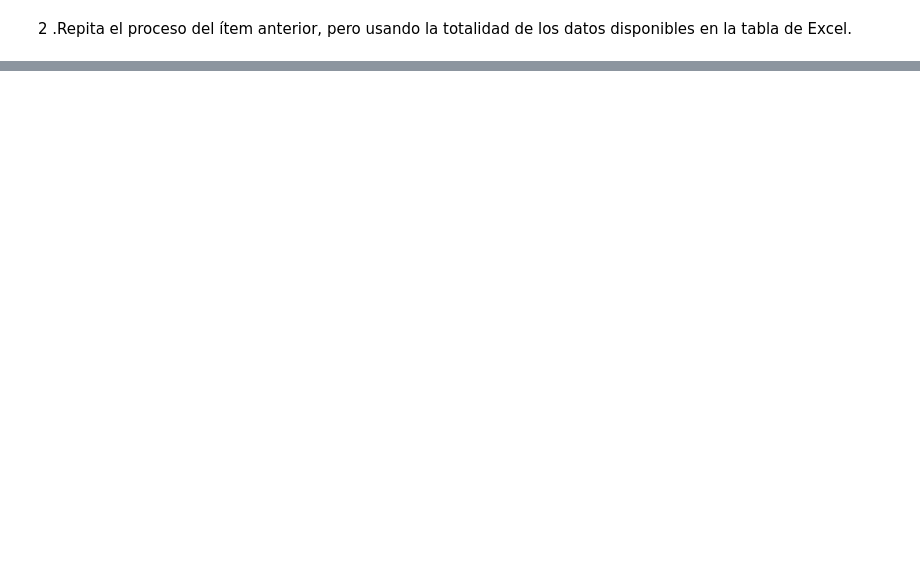
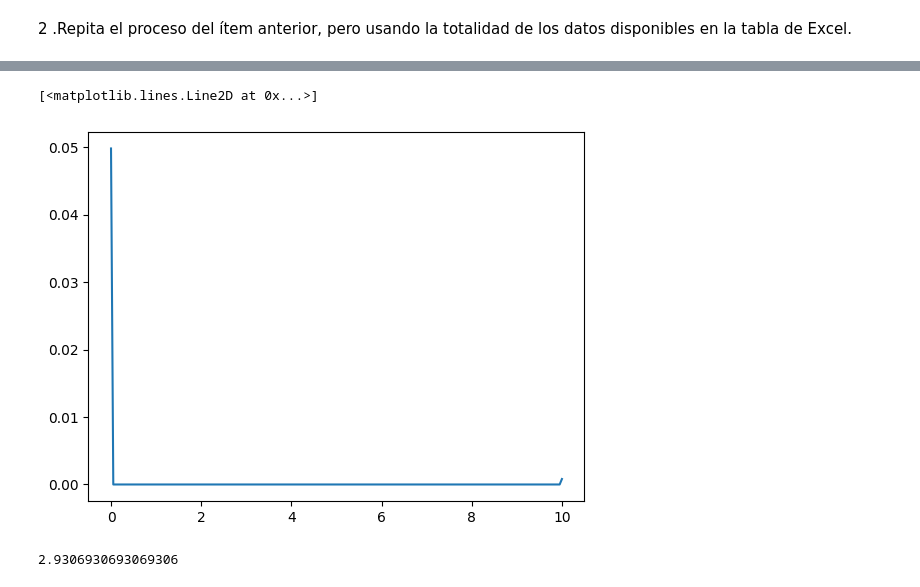
Before and after one commit to JD314/fisica_experimental, a Jupyter notebook: notebooks/0.1_Distribuciones.ipynb, the cells around one changed output, grey strips where cells are left out. Cells and saved outputs as stored; diff of their text form; code cells hidden in the pictures; blank space fills up the shorter version.

```diff
--- a/notebooks/0.1_Distribuciones.ipynb
+++ b/notebooks/0.1_Distribuciones.ipynb
@@ -88,0 +136,17 @@ plt.show()
+# %%
+import scipy
+import numpy as np
+import seaborn as sns
+import pandas as pd
+import matplotlib.pyplot as plt
+
+rango = np.linspace(0,10,200)
+poisson_values = scipy.stats.poisson.pmf(rango, 3)
+plt.plot(rango, poisson_values)
+# %% [output]
+[<matplotlib.lines.Line2D at 0x...>]
+[figure, added]
+# %%
+conteo.Conteo_g2.mean()
+# %% [output]
+2.9306930693069306
```
Also changed, not shown: parts of 8 cells of this notebook.
